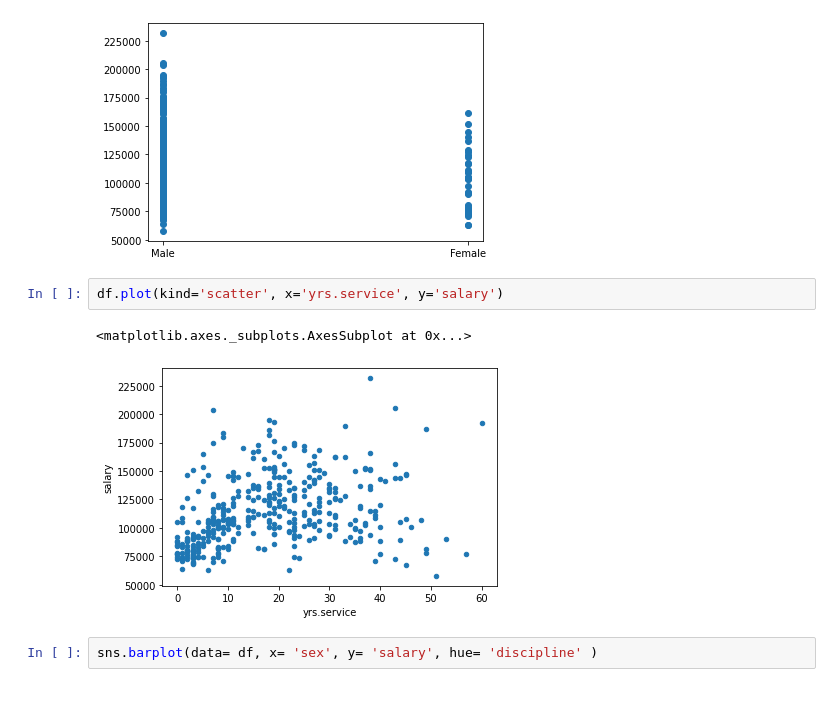
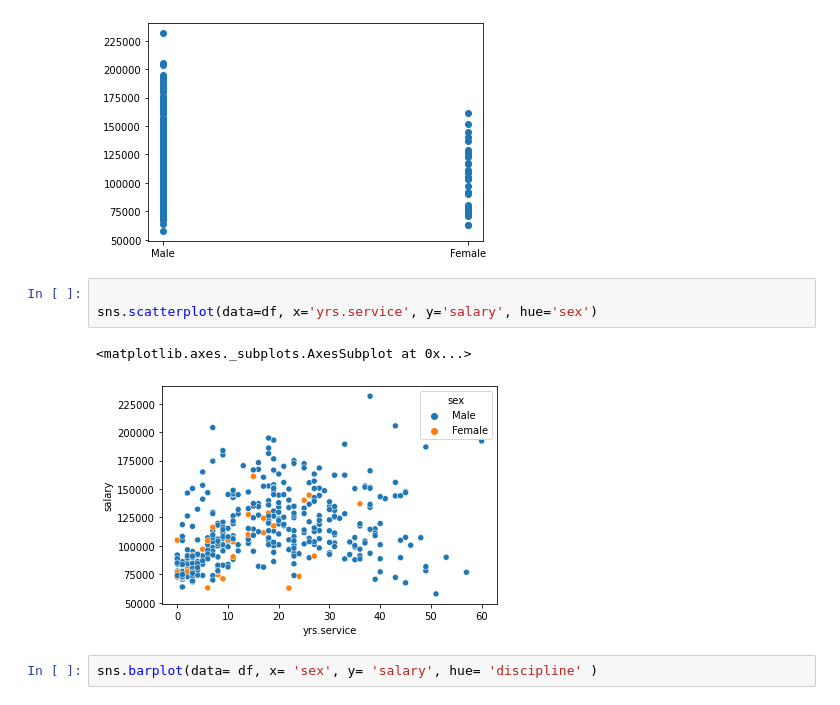
Before and after one commit to sirunde/data-anaysis, a Jupyter notebook: Copy_of_Unit3_Python_Advanced_Pandas_DataWrangling_Assignment_2.ipynb, the cells around one changed output. Cells and saved outputs as stored; diff of their text form.

```diff
--- a/Copy_of_Unit3_Python_Advanced_Pandas_DataWrangling_Assignment_2.ipynb
+++ b/Copy_of_Unit3_Python_Advanced_Pandas_DataWrangling_Assignment_2.ipynb
@@ -203,10 +203,11 @@ plt.scatter(df['sex'],df['salary'])
 <matplotlib.collections.PathCollection at 0x...>
 [figure]
 # %%
-df.plot(kind='scatter', x='yrs.service', y='salary')
+
+sns.scatterplot(data=df, x='yrs.service', y='salary', hue='sex')
 # %% [output]
 <matplotlib.axes._subplots.AxesSubplot at 0x...>
-[figure, old version]
+[figure, new version]
 # %%
 sns.barplot(data= df, x= 'sex', y= 'salary', hue= 'discipline' )
 # %% [output]
```
